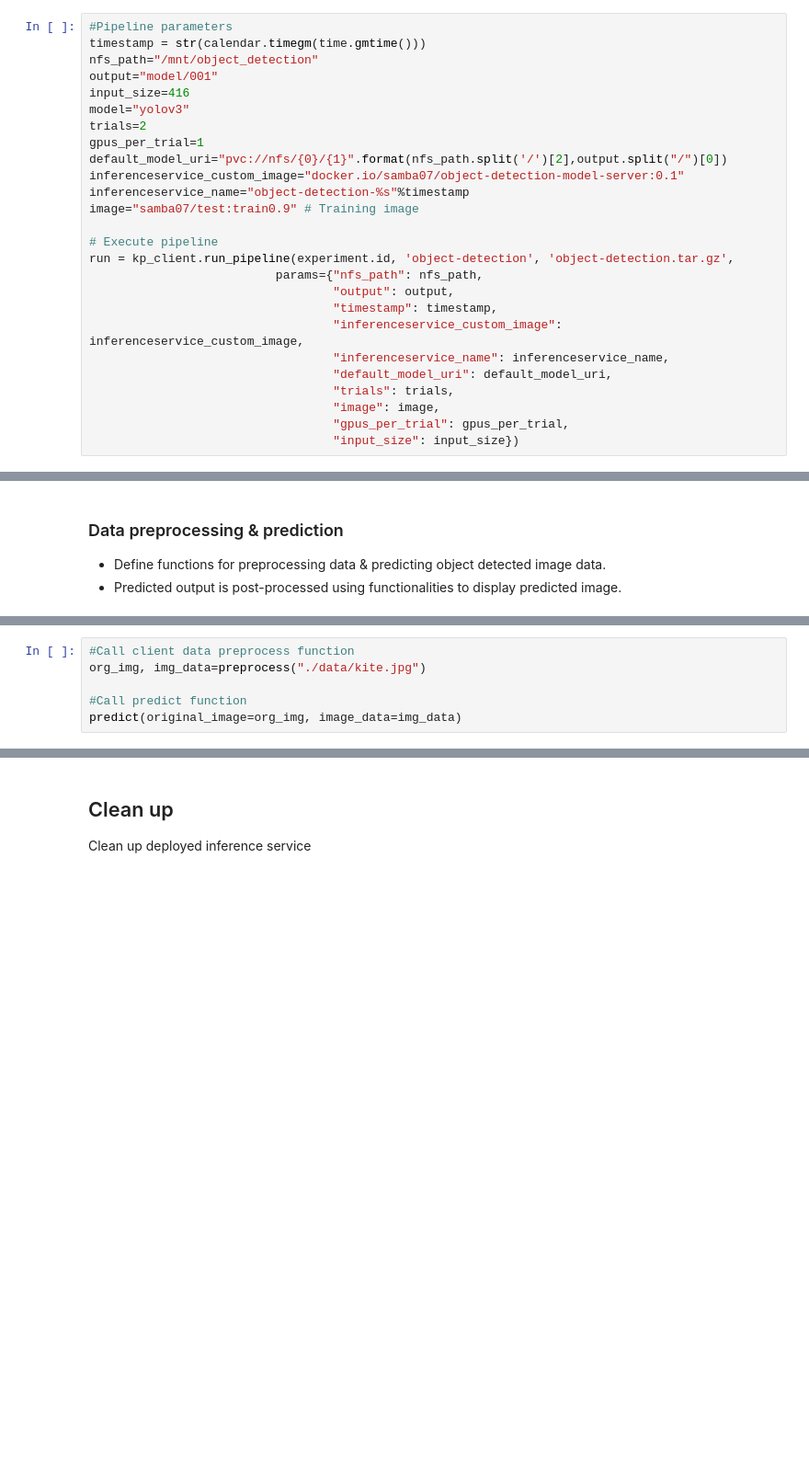
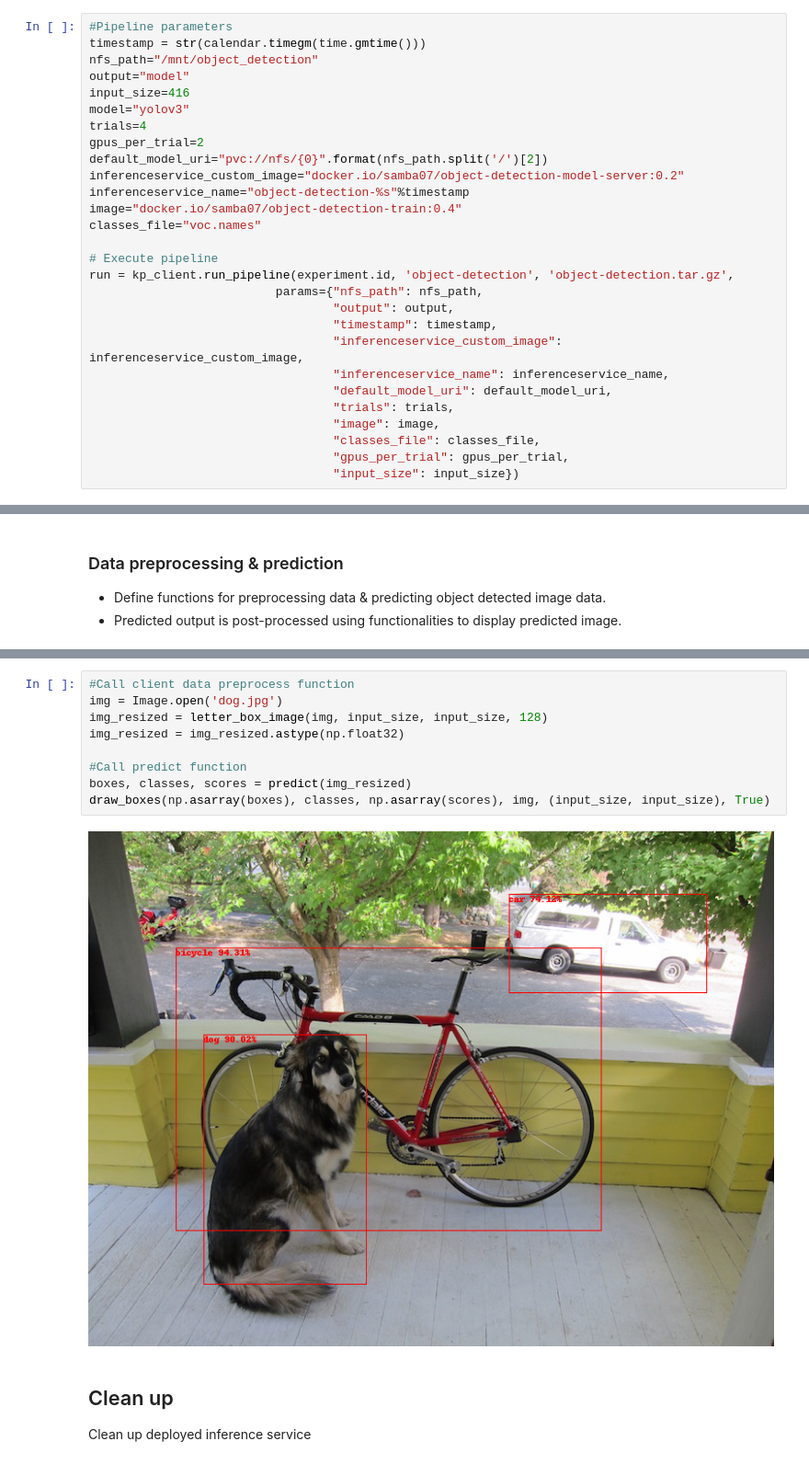
Before and after one commit to Edwardsleo/cisco-kubeflow-starter-pack, a Jupyter notebook: apps/computer-vision/object-detection/onprem/pipeline/object-detection-pipeline-deployment.ipynb, the cells around one changed output, grey strips where cells are left out. Shown at 92% size. Saved outputs shown, nothing was run; the diff lists cells and outputs as text; blank space fills up the shorter version.

Commit message:
serving with trained weights

```diff
--- a/apps/computer-vision/object-detection/onprem/pipeline/object-detection-pipeline-deployment.ipynb
+++ b/apps/computer-vision/object-detection/onprem/pipeline/object-detection-pipeline-deployment.ipynb
@@ -217,15 +203,16 @@ Experiment link here
 #Pipeline parameters
 timestamp = str(calendar.timegm(time.gmtime()))
 nfs_path="/mnt/object_detection"
-output="model/001"
+output="model"
 input_size=416
 model="yolov3"
-trials=2
-gpus_per_trial=1
-default_model_uri="pvc://nfs/{0}/{1}".format(nfs_path.split('/')[2],output.split("/")[0])
-inferenceservice_custom_image="docker.io/samba07/object-detection-model-server:0.1"
+trials=4
+gpus_per_trial=2
+default_model_uri="pvc://nfs/{0}".format(nfs_path.split('/')[2])
+inferenceservice_custom_image="docker.io/samba07/object-detection-model-server:0.2"
 inferenceservice_name="object-detection-%s"%timestamp
-image="samba07/test:train0.9" # Training image
+image="docker.io/samba07/object-detection-train:0.4"
+classes_file="voc.names"
 
 # Execute pipeline
 run = kp_client.run_pipeline(experiment.id, 'object-detection', 'object-detection.tar.gz',
@@ -237,6 +224,7 @@ run = kp_client.run_pipeline(experiment.id, 'object-detection', 'object-detectio
                                   "default_model_uri": default_model_uri,
                                   "trials": trials,
                                   "image": image,
+                                  "classes_file": classes_file,
                                   "gpus_per_trial": gpus_per_trial,
                                   "input_size": input_size})
 # %% [output]
@@ -326,6 +267,0 @@ def predict(original_image, image_data):
-# %%
-#Call client data preprocess function
-org_img, img_data=preprocess("./data/kite.jpg")
-
-#Call predict function
-predict(original_image=org_img, image_data=img_data)
@@ -334,3 +330,14 @@ predict(original_image=org_img, image_data=img_data)
+# %%
+#Call client data preprocess function
+img = Image.open('dog.jpg')
+img_resized = letter_box_image(img, input_size, input_size, 128)
+img_resized = img_resized.astype(np.float32)
+
+#Call predict function
+boxes, classes, scores = predict(img_resized)
+draw_boxes(np.asarray(boxes), classes, np.asarray(scores), img, (input_size, input_size), True)
+# %% [output]
+[figure, added]
 # %% [markdown]
 ## Clean up
 
```
Also changed, not shown: parts of 11 cells of this notebook, 13 other files.
